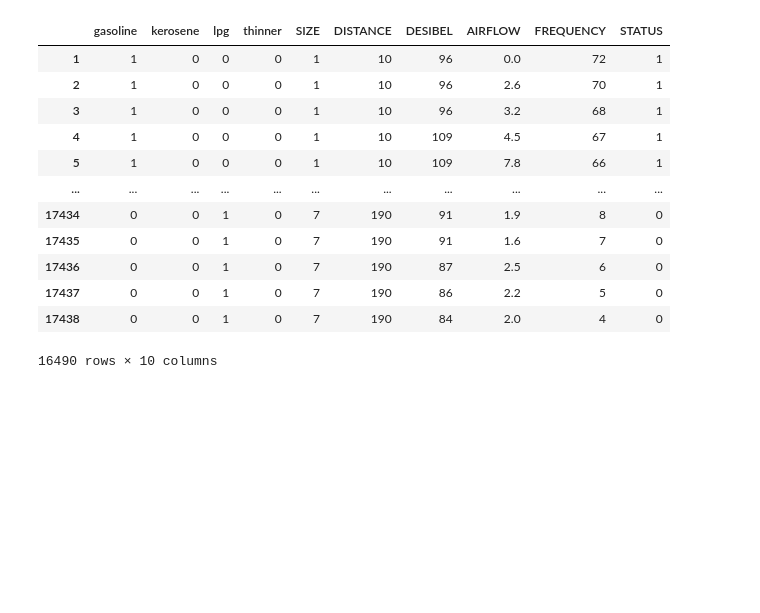
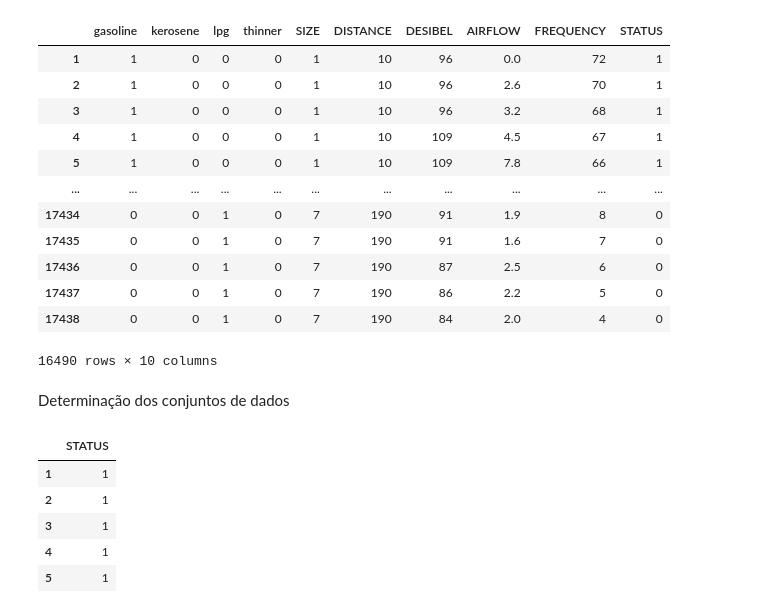
Before and after one commit to mathrmiranda/ML_Projeto, a Jupyter notebook: ML_Projeto.ipynb, the cells around one changed output. Saved outputs shown, nothing was run; the diff lists cells and outputs as text; code cells hidden in the pictures; blank space fills up the shorter version.

```diff
--- a/ML_Projeto.ipynb
+++ b/ML_Projeto.ipynb
@@ -172,3 +173,15 @@ df_dummies
 | 17437 | 0 | 0 | 1 | 0 | 7 | 190 | 86 | 2.2 | 5 | 0 |
 | 17438 | 0 | 0 | 1 | 0 | 7 | 190 | 84 | 2.0 | 4 | 0 |
 16490 rows × 10 columns
+# %% [markdown]
+Determinação dos conjuntos de dados
+# %%
+y = df_dummies.iloc[:,-1:]
+y.head()
+# %% [output]
+|  | STATUS |
+| 1 | 1 |
+| 2 | 1 |
+| 3 | 1 |
+| 4 | 1 |
+| 5 | 1 |
```
Also changed, not shown: parts of 5 cells of this notebook.
